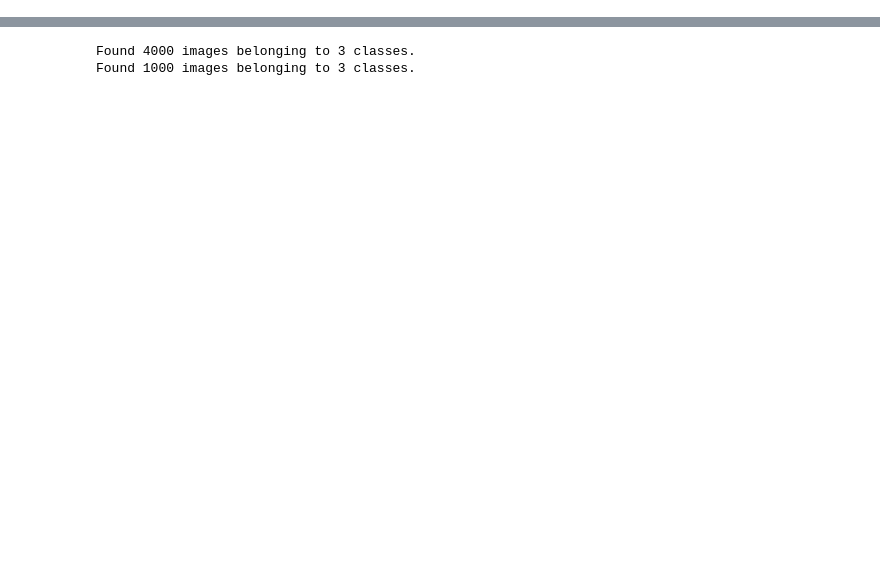
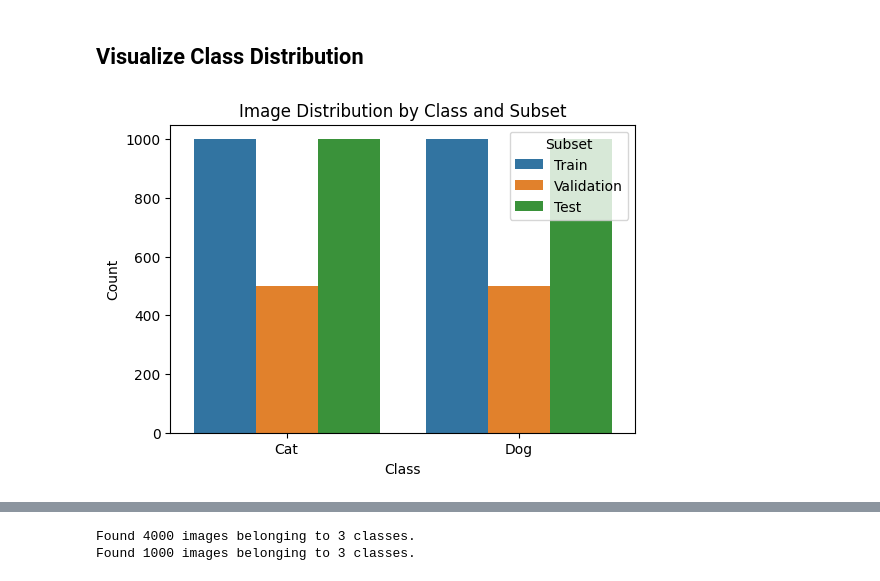
Before and after one commit to RehamAbuarqoub/Practical-Lab-3---Vanilla-CNN-and-Fine-Tune-VGG16, a Jupyter notebook: Lab 3.ipynb, the cells around one changed output, grey strips where cells are left out. Saved outputs shown, nothing was run; the diff lists cells and outputs as text; code cells hidden in the pictures; blank space fills up the shorter version.

```diff
--- a/Lab 3.ipynb
+++ b/Lab 3.ipynb
@@ -17,0 +68,22 @@ epochs = 10
+# %%
+# Function to count images by class and split (train, validation, test)
+def count_images_by_class(dataset_dir):
+    stats = {}
+    for split in ["train", "validation", "test"]:  # ✅ now includes test
+        class_counts = {}
+        for class_name in ["cat", "dog"]:
+            dir_path = os.path.join(dataset_dir, split, class_name)
+            if os.path.exists(dir_path):
+                count = len(os.listdir(dir_path))
+                class_counts[class_name] = count
+        stats[split] = class_counts
+    return stats
+
+# Collect image counts across all subsets
+stats = count_images_by_class(dataset_dir)
+
+# Print breakdown
+for split, class_counts in stats.items():
+    print(f"\n {split.capitalize()} Set:")
+    for cls, count in class_counts.items():
+        print(f" - {cls.capitalize()}: {count} images")
@@ -17,0 +102,21 @@ epochs = 10
+# %% [markdown]
+## Visualize Class Distribution
+# %%
+import pandas as pd
+import seaborn as sns
+
+# Convert stats dict to DataFrame
+df_stats = []
+for split, classes in stats.items():
+    for cls, count in classes.items():
+        df_stats.append({"Subset": split.capitalize(), "Class": cls.capitalize(), "Count": count})
+
+df_stats = pd.DataFrame(df_stats)
+
+# Plot
+plt.figure(figsize=(6, 4))
+sns.barplot(data=df_stats, x="Class", y="Count", hue="Subset")
+plt.title("Image Distribution by Class and Subset")
+plt.show()
+# %% [output]
+[figure, added]
```
Also changed, not shown: parts of 28 cells of this notebook, 2 other files.
